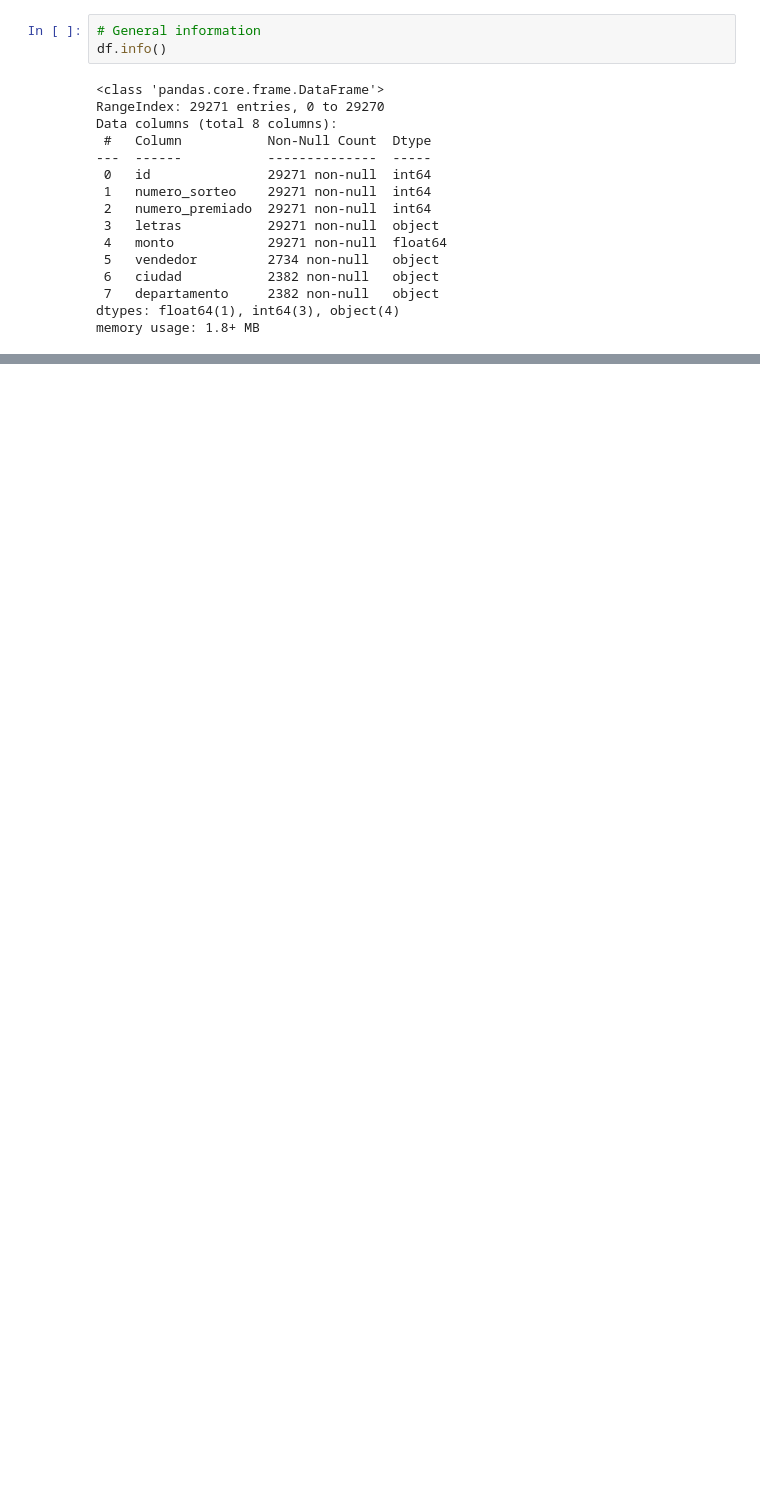
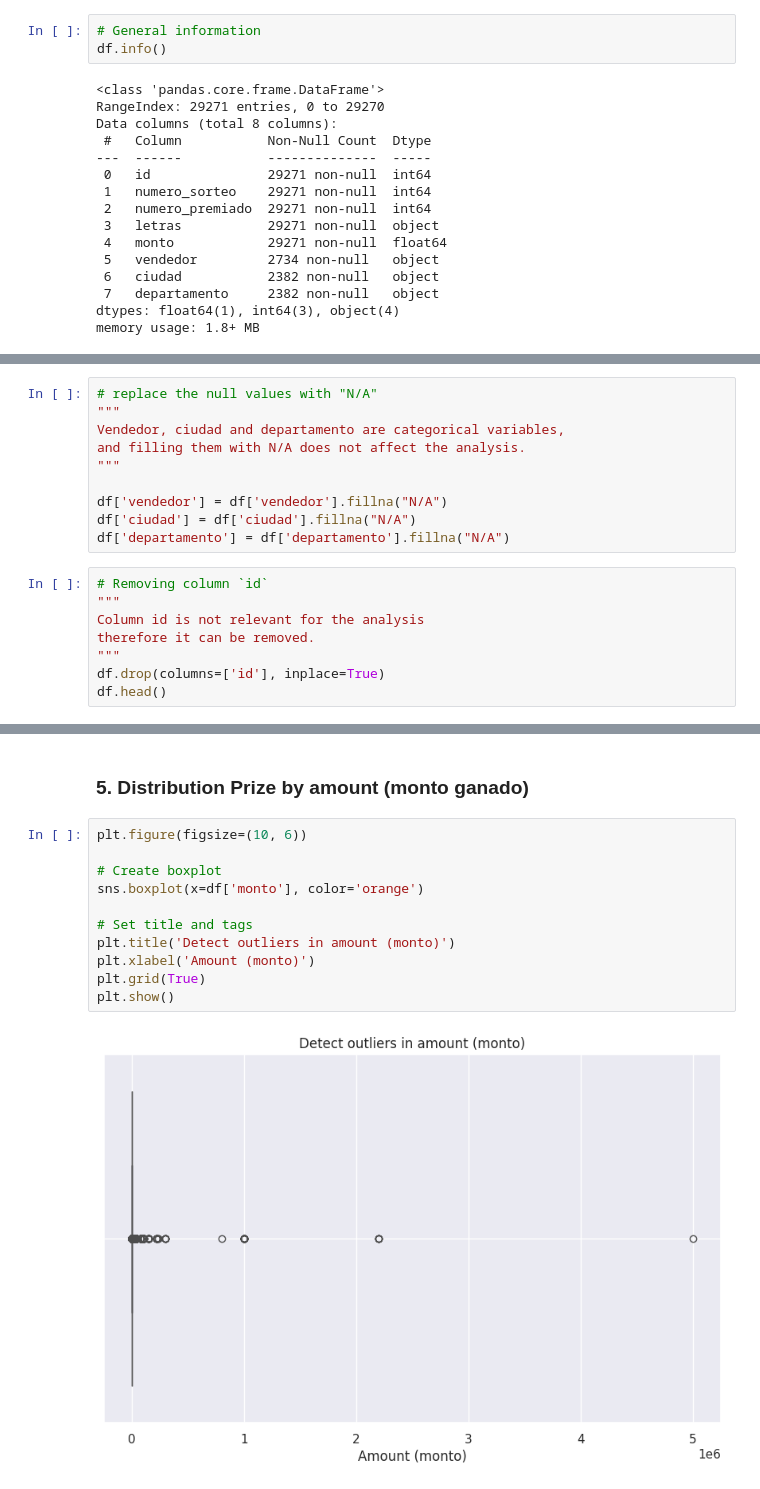
Before and after one commit to AngelDHackerman/santa-lucia-data-analysis-manual, a Jupyter notebook: notebooks/EDA_premios.ipynb, the cells around one changed output, grey strips where cells are left out. Drawn from its saved outputs; the diff is of its cells as text; blank space fills up the shorter version.

```diff
--- a/notebooks/EDA_premios.ipynb
+++ b/notebooks/EDA_premios.ipynb
@@ -60,0 +79,18 @@ df.describe()
+# %%
+# replace the null values with "N/A"
+"""
+Vendedor, ciudad and departamento are categorical variables,
+and filling them with N/A does not affect the analysis.
+"""
+
+df['vendedor'] = df['vendedor'].fillna("N/A")
+df['ciudad'] = df['ciudad'].fillna("N/A")
+df['departamento'] = df['departamento'].fillna("N/A")
+# %%
+# Removing column `id`
+"""
+Column id is not relevant for the analysis
+therefore it can be removed.
+"""
+df.drop(columns=['id'], inplace=True)
+df.head()
@@ -60,0 +130,15 @@ df.describe()
+# %% [markdown]
+### 5. Distribution Prize by amount (monto ganado)
+# %%
+plt.figure(figsize=(10, 6))
+
+# Create boxplot
+sns.boxplot(x=df['monto'], color='orange')
+
+# Set title and tags
+plt.title('Detect outliers in amount (monto)')
+plt.xlabel('Amount (monto)')
+plt.grid(True)
+plt.show()
+# %% [output]
+[figure, added]
```
Also changed, not shown: parts of 13 cells of this notebook.
